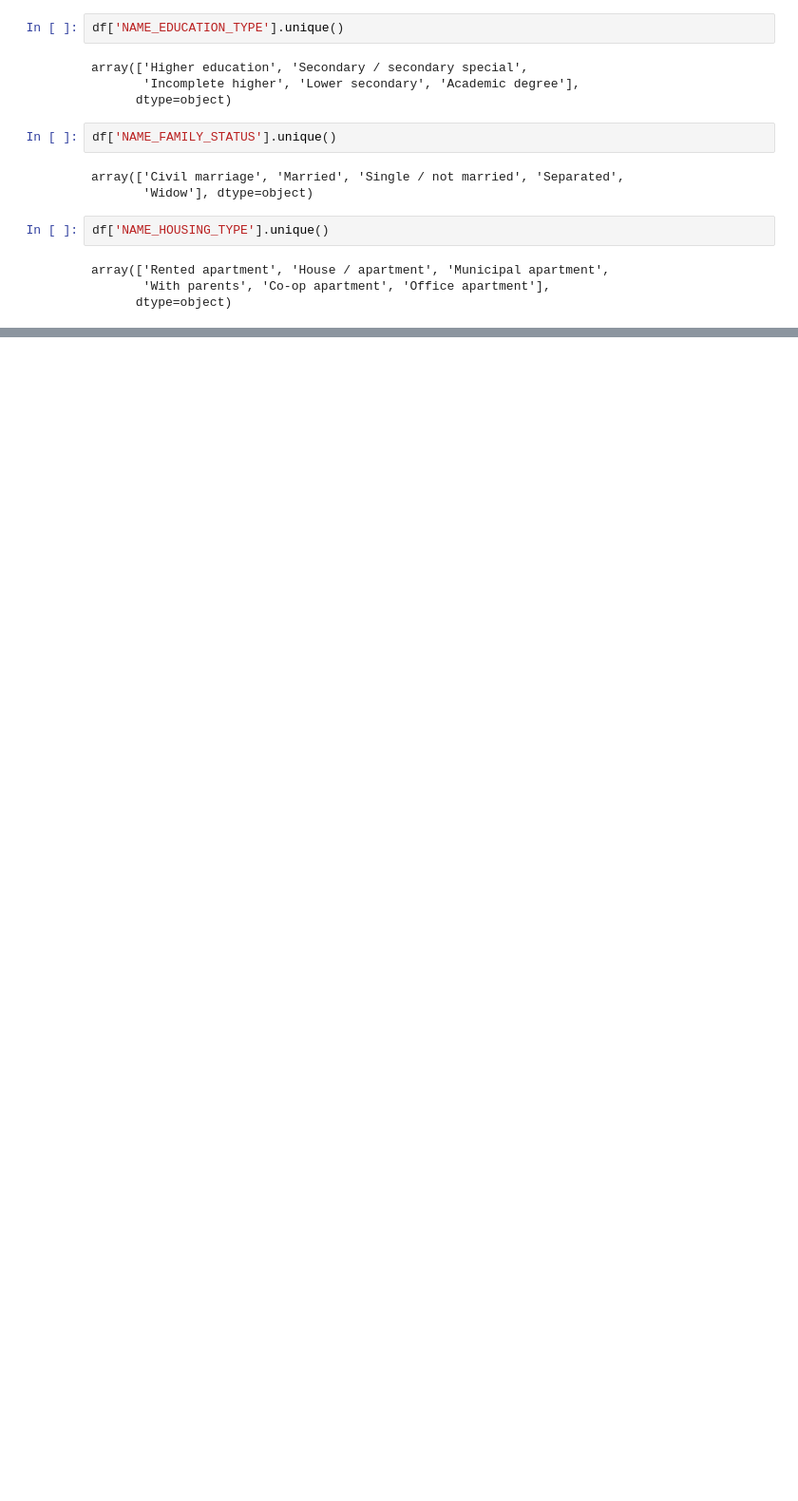
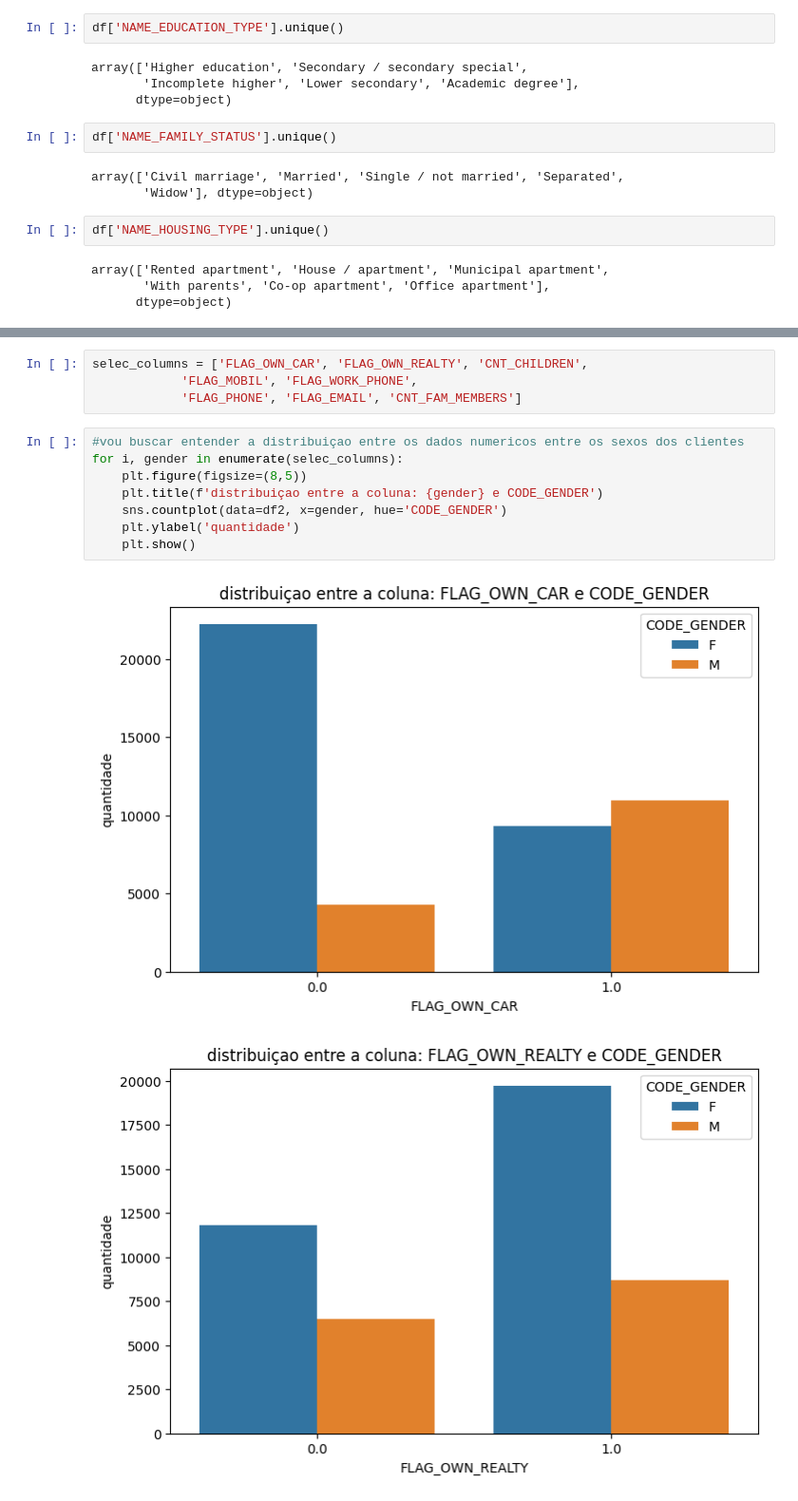
Before and after one commit to WesleySouza13/Projeto-Risco-de-Cr-dito-, a Jupyter notebook: notebooks/notebook.ipynb, the cells around one changed output, grey strips where cells are left out. Shown: that part at 95% size. Cells and saved outputs as stored; diff of their text form; blank space fills up the shorter version.

```diff
--- a/notebooks/notebook.ipynb
+++ b/notebooks/notebook.ipynb
@@ -171,0 +224,15 @@ for i, num in enumerate(num_col):
+# %%
+selec_columns = ['FLAG_OWN_CAR', 'FLAG_OWN_REALTY', 'CNT_CHILDREN',
+            'FLAG_MOBIL', 'FLAG_WORK_PHONE',
+            'FLAG_PHONE', 'FLAG_EMAIL', 'CNT_FAM_MEMBERS']
+# %%
+#vou buscar entender a distribuiçao entre os dados numericos entre os sexos dos clientes
+for i, gender in enumerate(selec_columns):
+    plt.figure(figsize=(8,5))
+    plt.title(f'distribuiçao entre a coluna: {gender} e CODE_GENDER')
+    sns.countplot(data=df2, x=gender, hue='CODE_GENDER')
+    plt.ylabel('quantidade')
+    plt.show()
+# %% [output]
+[figure, added]
+[figure, added]
```
Also changed, not shown: parts of 20 cells of this notebook, 1 other file.
